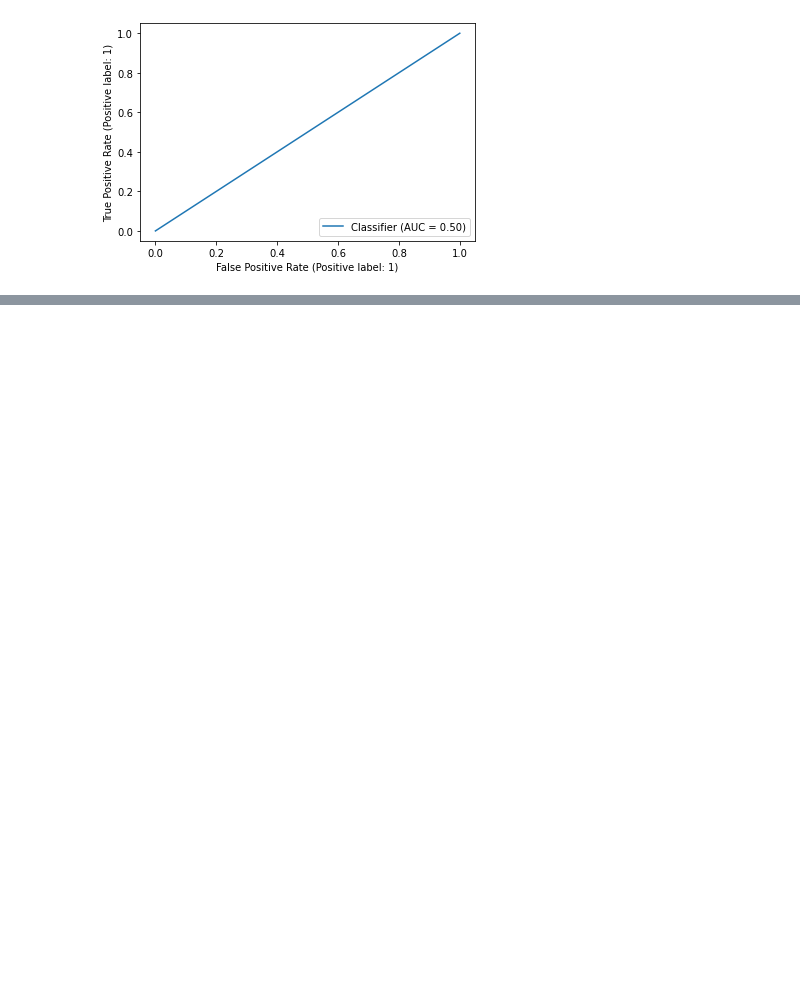
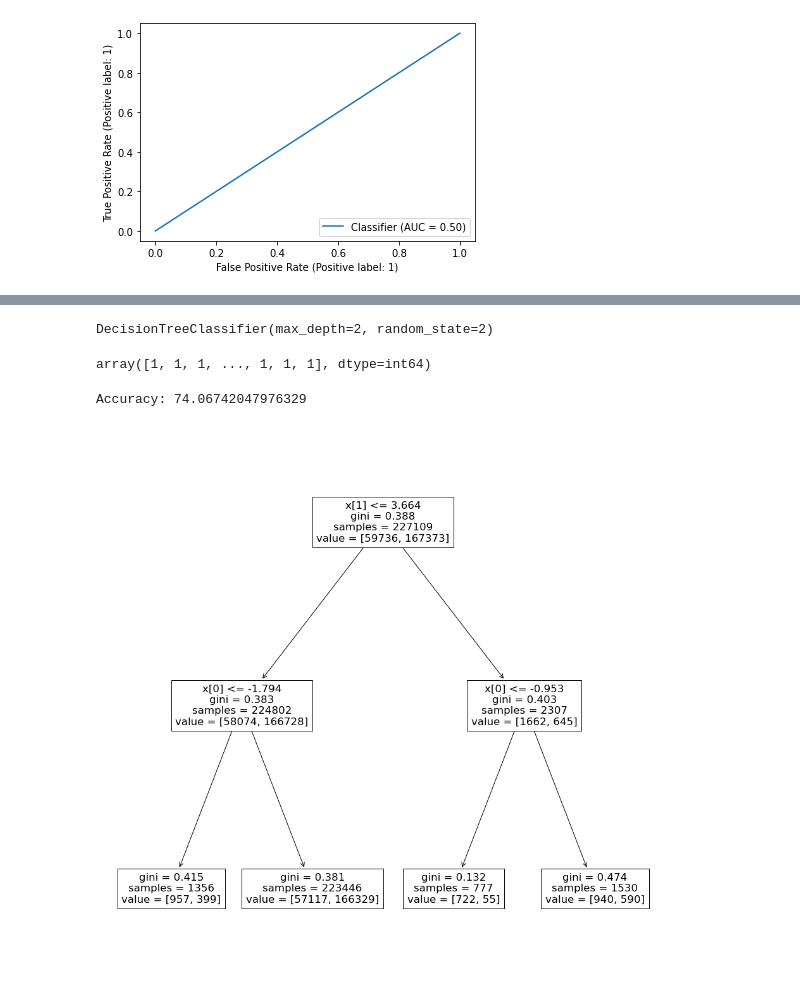
Before and after one commit to dangrosen/pitch-type-analysis, a Jupyter notebook: working_notebook.ipynb, the cells around one changed output, grey strips where cells are left out. Saved outputs shown, nothing was run; the diff lists cells and outputs as text; code cells hidden in the pictures; blank space fills up the shorter version.

```diff
--- a/working_notebook.ipynb
+++ b/working_notebook.ipynb
@@ -541,0 +628,3 @@ plt.show()
+# %%
+ohe_df = pd.DataFrame(df_dt_encoded.todense(), columns=ohe.get_feature_names_out(), index=df_dt.index)
+ohe_df
@@ -541,0 +645,4 @@ plt.show()
+# %%
+df_dt_ohe = df_dt.drop('pitch_type', axis=1)
+df_dt_ohe = pd.concat([df_dt_ohe, ohe_df], axis=1)
+df_dt_ohe
@@ -541,0 +663,31 @@ plt.show()
+# %%
+# define X and y and perform train test split with 20% in test set
+
+X_dt = df_dt_ohe.drop('out_made', axis=1)
+y_dt = df_dt_ohe['out_made']
+
+X_train_dt, X_test_dt, y_train_dt, y_test_dt = train_test_split(X_dt, y_dt, test_size=0.2, random_state=2)
+# %%
+# instantiate and fit model on the train set
+
+dt = DecisionTreeClassifier(max_depth=2, random_state=2)
+dt.fit(X_train_dt, y_train_dt)
+# %% [output]
+DecisionTreeClassifier(max_depth=2, random_state=2)
+# %%
+# predict y with X_test
+
+y_pred_dt = dt.predict(X_test_dt)
+y_pred_dt
+# %% [output]
+array([1, 1, 1, ..., 1, 1, 1], dtype=int64)
+# %%
+acc = accuracy_score(y_test_dt, y_pred_dt) * 100
+print("Accuracy: {0}".format(acc))
+# %% [output]
+Accuracy: 74.06742047976329
+# %%
+f, ax = plt.subplots(figsize=(16, 16))
+plot_tree(dt, ax=ax);
+# %% [output]
+[figure, added]
```
Also changed, not shown: parts of 34 cells of this notebook.
